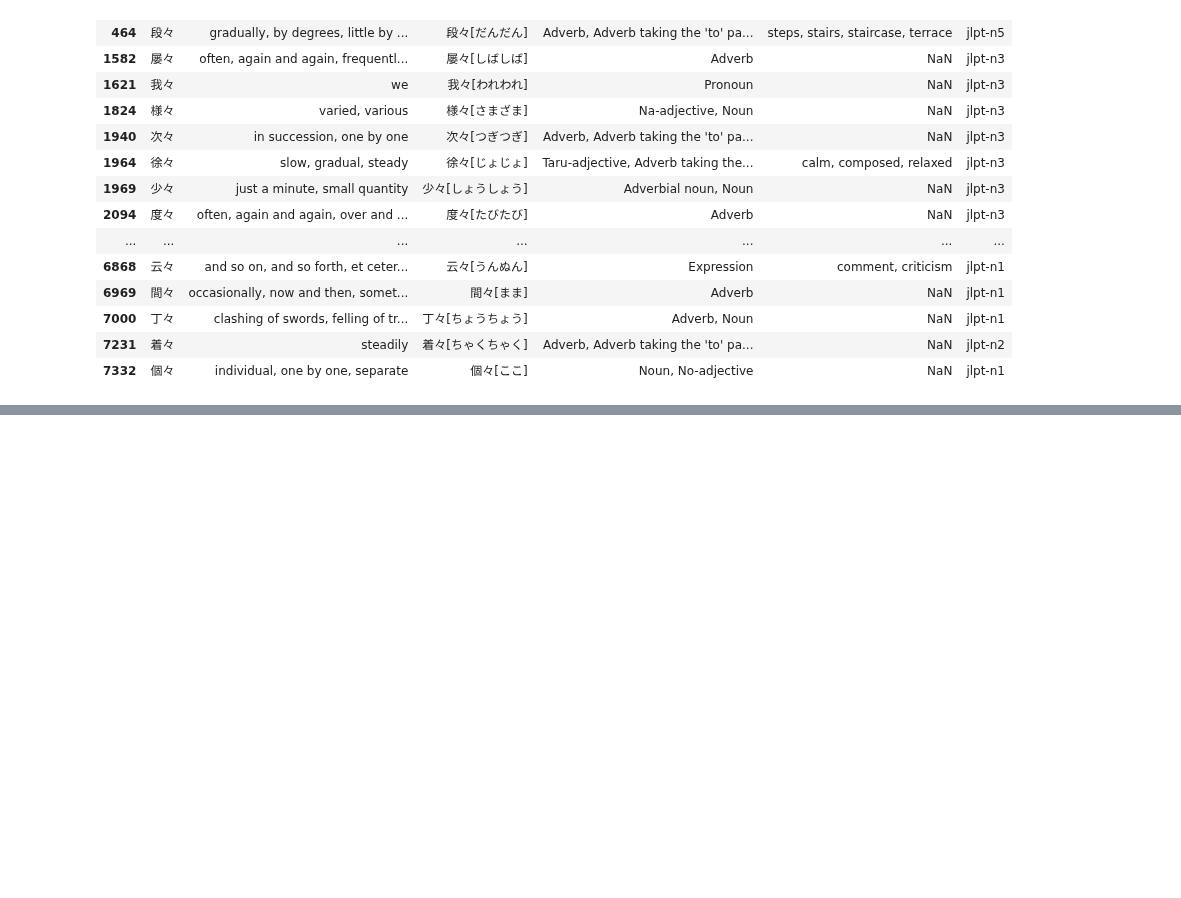
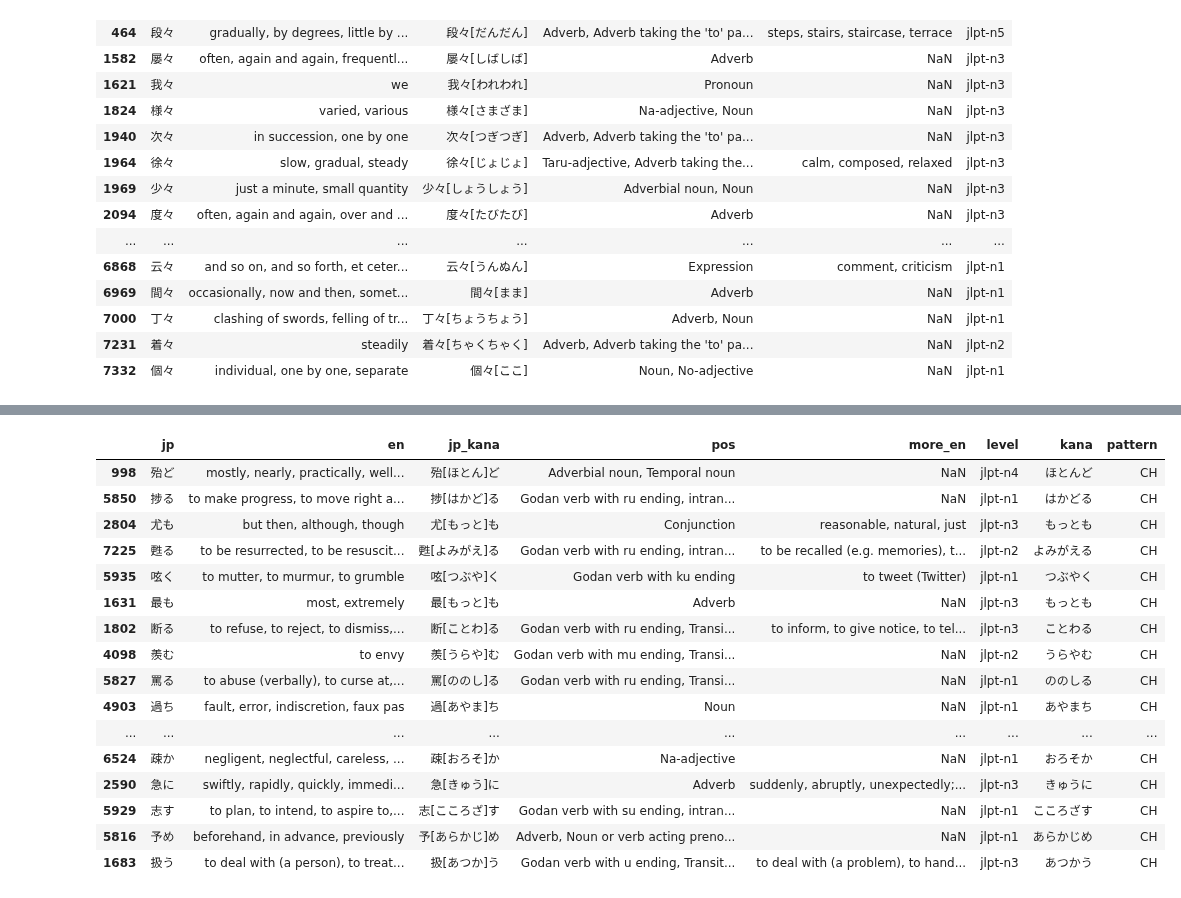
Before and after one commit to kebuhcah/experiments, a Jupyter notebook: vocab-scrape/anki-extract.ipynb, the cells around one changed output, grey strips where cells are left out. Drawn from its saved outputs; the diff is of its cells as text; code cells hidden in the pictures; blank space fills up the shorter version.

```diff
--- a/vocab-scrape/anki-extract.ipynb
+++ b/vocab-scrape/anki-extract.ipynb
@@ -144,0 +153,20 @@ Name: jp_kana, Length: 6740, dtype: int64
+# %%
+JLPT[(JLPT.pattern=='CH')&(JLPT.kana.str.len()>3)].sample(20)
+# %% [output]
+|  | jp | en | jp_kana | pos | more_en | level | kana | pattern |
+| 998 | 殆ど | mostly, nearly, practically, well... | 殆[ほとん]ど | Adverbial noun, Temporal noun | NaN | jlpt-n4 | ほとんど | CH |
+| 5850 | 捗る | to make progress, to move right a... | 捗[はかど]る | Godan verb with ru ending, intran... | NaN | jlpt-n1 | はかどる | CH |
+| 2804 | 尤も | but then, although, though | 尤[もっと]も | Conjunction | reasonable, natural, just | jlpt-n3 | もっとも | CH |
+| 7225 | 甦る | to be resurrected, to be resuscit... | 甦[よみがえ]る | Godan verb with ru ending, intran... | to be recalled (e.g. memories), t... | jlpt-n2 | よみがえる | CH |
+| 5935 | 呟く | to mutter, to murmur, to grumble | 呟[つぶや]く | Godan verb with ku ending | to tweet (Twitter) | jlpt-n1 | つぶやく | CH |
+| 1631 | 最も | most, extremely | 最[もっと]も | Adverb | NaN | jlpt-n3 | もっとも | CH |
+| 1802 | 断る | to refuse, to reject, to dismiss,... | 断[ことわ]る | Godan verb with ru ending, Transi... | to inform, to give notice, to tel... | jlpt-n3 | ことわる | CH |
+| 4098 | 羨む | to envy | 羨[うらや]む | Godan verb with mu ending, Transi... | NaN | jlpt-n2 | うらやむ | CH |
+| 5827 | 罵る | to abuse (verbally), to curse at,... | 罵[ののし]る | Godan verb with ru ending, Transi... | NaN | jlpt-n1 | ののしる | CH |
+| 4903 | 過ち | fault, error, indiscretion, faux pas | 過[あやま]ち | Noun | NaN | jlpt-n1 | あやまち | CH |
+| ... | ... | ... | ... | ... | ... | ... | ... | ... |
+| 6524 | 疎か | negligent, neglectful, careless, ... | 疎[おろそ]か | Na-adjective | NaN | jlpt-n1 | おろそか | CH |
+| 2590 | 急に | swiftly, rapidly, quickly, immedi... | 急[きゅう]に | Adverb | suddenly, abruptly, unexpectedly;... | jlpt-n3 | きゅうに | CH |
+| 5929 | 志す | to plan, to intend, to aspire to,... | 志[こころざ]す | Godan verb with su ending, intran... | NaN | jlpt-n1 | こころざす | CH |
+| 5816 | 予め | beforehand, in advance, previously | 予[あらかじ]め | Adverb, Noun or verb acting preno... | NaN | jlpt-n1 | あらかじめ | CH |
+| 1683 | 扱う | to deal with (a person), to treat... | 扱[あつか]う | Godan verb with u ending, Transit... | to deal with (a problem), to hand... | jlpt-n3 | あつかう | CH |
```
Also changed, not shown: parts of 9 cells of this notebook.
